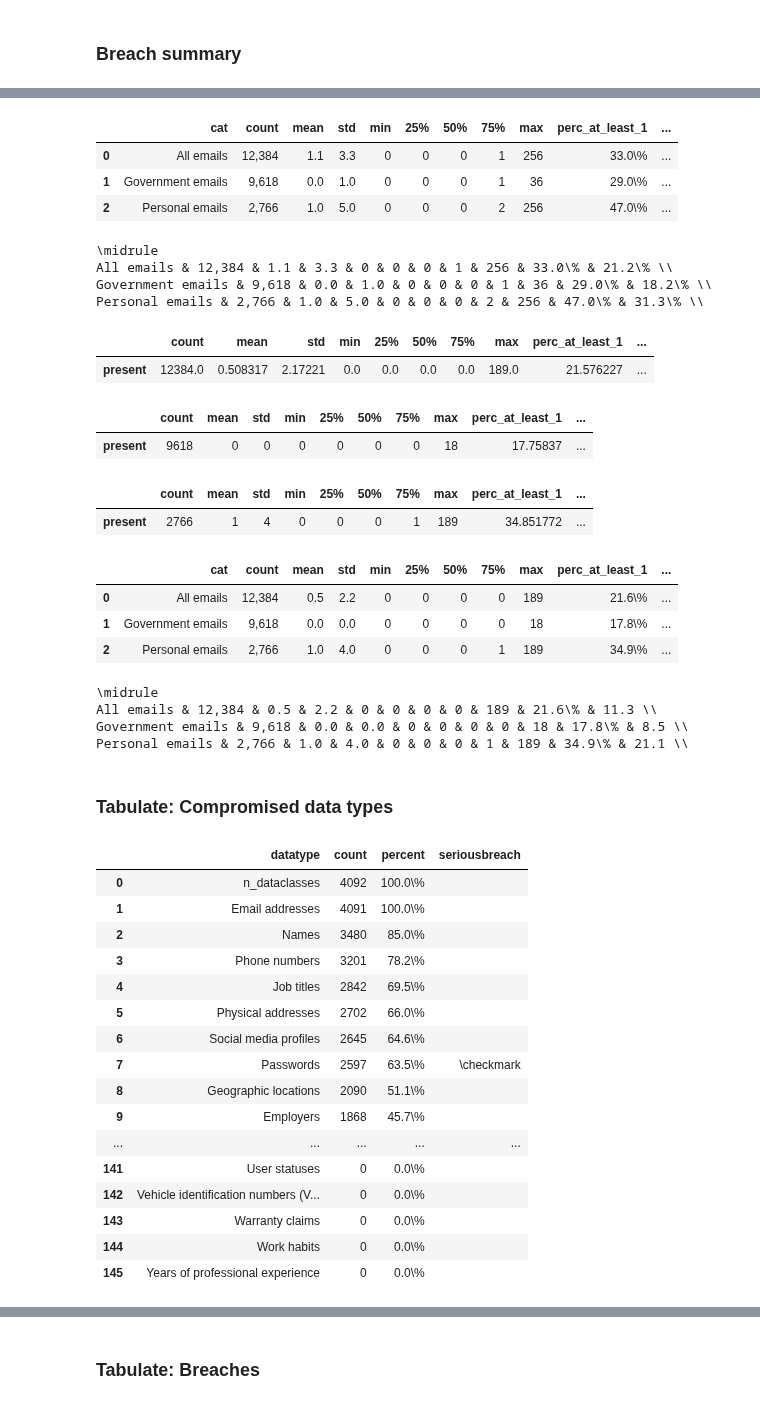
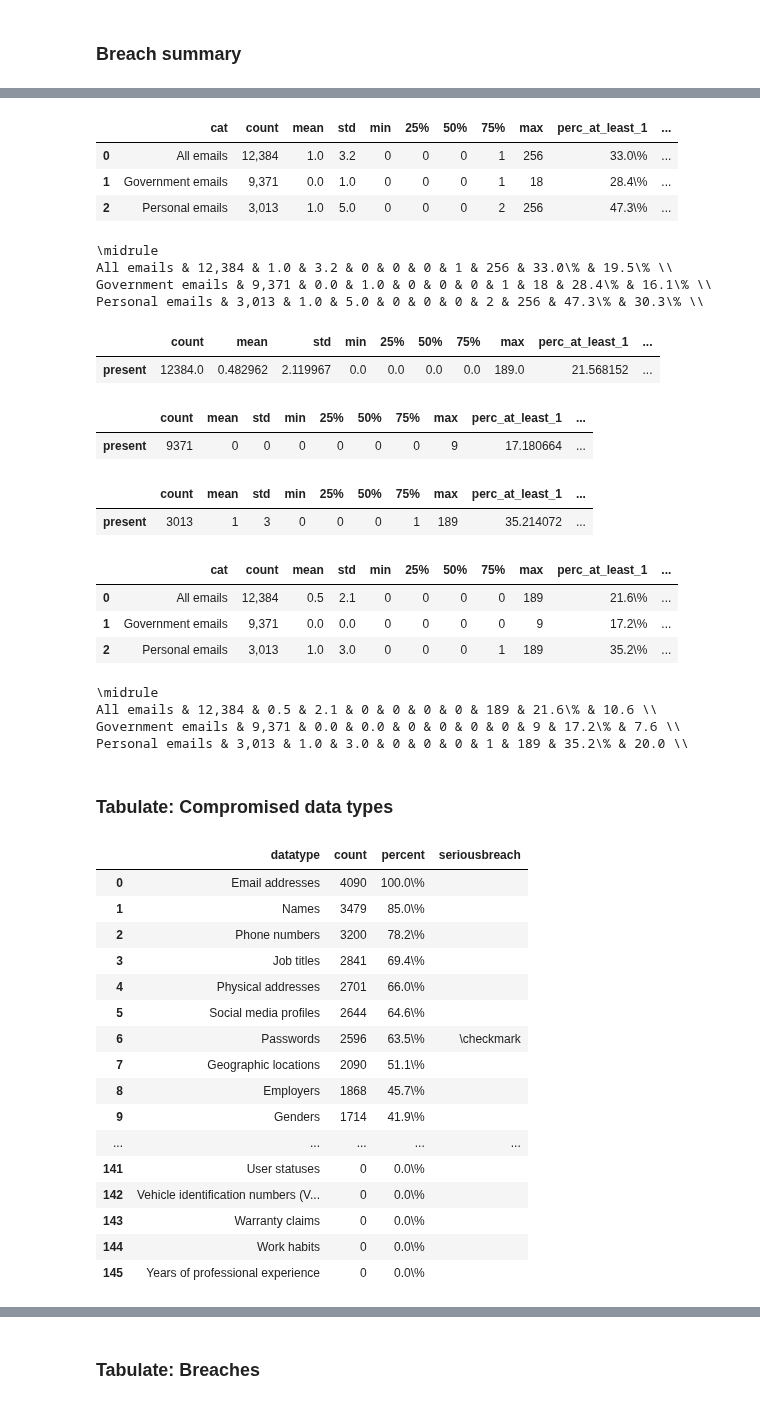
Before and after one commit to themains/pwned_pols, a Jupyter notebook: scripts/06_everypol_summ.ipynb, the cells around one changed output, grey strips where cells are left out. Saved outputs shown, nothing was run; the diff lists cells and outputs as text; code cells hidden in the pictures.

```diff
--- a/scripts/06_everypol_summ.ipynb
+++ b/scripts/06_everypol_summ.ipynb
@@ -571,7 +571,8 @@ df_ep_email_breach_expanded.head(3)
 ### Scraped data
 # %%
 df_scraped_email_breach_expanded = (
-    df_scraped_emails.filter(["email", "cc3", "country", "year", "nemail_cc3"])
+    df_scraped_emails
+    .filter(["email", "cc3", "country", "leg_start_year", "nemail_cc3"])
     # ============================================================================
     # Merge to breached status
     .merge(
@@ -648,15 +669,18 @@ df_email_breach_expanded = (
     pd.concat(
         [
             df_ep_email_breach_expanded.remove_columns(
-                ["gender", "country", "ltype", "chamber", "legislature"]
-            ).rename_column("leg_start_year", "year"),
-            df_scraped_email_breach_expanded.remove_columns(["country"]),
+                ["chamber", "legislature"]
+            ).assign(source="ep"),
+            df_scraped_email_breach_expanded.assign(source="scraped"),
         ],
         ignore_index=True,
     )
     .dropna(subset=["breach"])
+    # Dedup by email-breach
+    .sort_values(["source", "email"])
+    .drop_duplicates(subset=["email", "breach"], keep="first")
     .assign(present=lambda df_: df_["present"].astype(bool))
-    #     # ========================================================================
+    # ========================================================================
     .assign(
         seriousbreach=lambda df_: df_[LIST_SERIOUS_DATACLASSES].max(axis=1).astype(int)
     )
@@ -1033,13 +1128,13 @@ display(_tab)
 !cat ../tables/pooled_pols_breach_number_summary.tex
 # %% [output]
 |  | cat | count | mean | std | min | 25% | 50% | 75% | max | perc_at_least_1 | ... |
-| 0 | All emails | 12,384 | 1.1 | 3.3 | 0 | 0 | 0 | 1 | 256 | 33.0\% | ... |
-| 1 | Government emails | 9,618 | 0.0 | 1.0 | 0 | 0 | 0 | 1 | 36 | 29.0\% | ... |
-| 2 | Personal emails | 2,766 | 1.0 | 5.0 | 0 | 0 | 0 | 2 | 256 | 47.0\% | ... |
+| 0 | All emails | 12,384 | 1.0 | 3.2 | 0 | 0 | 0 | 1 | 256 | 33.0\% | ... |
+| 1 | Government emails | 9,371 | 0.0 | 1.0 | 0 | 0 | 0 | 1 | 18 | 28.4\% | ... |
+| 2 | Personal emails | 3,013 | 1.0 | 5.0 | 0 | 0 | 0 | 2 | 256 | 47.3\% | ... |
 \midrule
-All emails & 12,384 & 1.1 & 3.3 & 0 & 0 & 0 & 1 & 256 & 33.0\% & 21.2\% \\
-Government emails & 9,618 & 0.0 & 1.0 & 0 & 0 & 0 & 1 & 36 & 29.0\% & 18.2\% \\
-Personal emails & 2,766 & 1.0 & 5.0 & 0 & 0 & 0 & 2 & 256 & 47.0\% & 31.3\% \\
+All emails & 12,384 & 1.0 & 3.2 & 0 & 0 & 0 & 1 & 256 & 33.0\% & 19.5\% \\
+Government emails & 9,371 & 0.0 & 1.0 & 0 & 0 & 0 & 1 & 18 & 28.4\% & 16.1\% \\
+Personal emails & 3,013 & 1.0 & 5.0 & 0 & 0 & 0 & 2 & 256 & 47.3\% & 30.3\% \\
 # %%
 _all = (
     df_email_breach_expanded.query("seriousbreach==1")
@@ -1052,7 +1147,7 @@ _all = (
 _all
 # %% [output]
 |  | count | mean | std | min | 25% | 50% | 75% | max | perc_at_least_1 | ... |
-| present | 12384.0 | 0.508317 | 2.17221 | 0.0 | 0.0 | 0.0 | 0.0 | 189.0 | 21.576227 | ... |
+| present | 12384.0 | 0.482962 | 2.119967 | 0.0 | 0.0 | 0.0 | 0.0 | 189.0 | 21.568152 | ... |
 # %%
 _govt = (
     df_email_breach_expanded.query("ecategory=='Official'")
@@ -1067,7 +1162,7 @@ _govt = (
 _govt
 # %% [output]
 |  | count | mean | std | min | 25% | 50% | 75% | max | perc_at_least_1 | ... |
-| present | 9618 | 0 | 0 | 0 | 0 | 0 | 0 | 18 | 17.75837 | ... |
+| present | 9371 | 0 | 0 | 0 | 0 | 0 | 0 | 9 | 17.180664 | ... |
 # %%
 _comm = (
     df_email_breach_expanded.query("ecategory=='Commercial'")
@@ -1082,7 +1177,7 @@ _comm = (
 _comm
 # %% [output]
 |  | count | mean | std | min | 25% | 50% | 75% | max | perc_at_least_1 | ... |
-| present | 2766 | 1 | 4 | 0 | 0 | 0 | 1 | 189 | 34.851772 | ... |
+| present | 3013 | 1 | 3 | 0 | 0 | 0 | 1 | 189 | 35.214072 | ... |
 # %%
 _tab = (
     pd.concat([_all, _govt, _comm], ignore_index=True)
@@ -1106,13 +1201,13 @@ display(_tab)
 !cat ../tables/pooled_pols_seriousbreach_number_summary.tex
 # %% [output]
 |  | cat | count | mean | std | min | 25% | 50% | 75% | max | perc_at_least_1 | ... |
-| 0 | All emails | 12,384 | 0.5 | 2.2 | 0 | 0 | 0 | 0 | 189 | 21.6\% | ... |
-| 1 | Government emails | 9,618 | 0.0 | 0.0 | 0 | 0 | 0 | 0 | 18 | 17.8\% | ... |
-| 2 | Personal emails | 2,766 | 1.0 | 4.0 | 0 | 0 | 0 | 1 | 189 | 34.9\% | ... |
+| 0 | All emails | 12,384 | 0.5 | 2.1 | 0 | 0 | 0 | 0 | 189 | 21.6\% | ... |
+| 1 | Government emails | 9,371 | 0.0 | 0.0 | 0 | 0 | 0 | 0 | 9 | 17.2\% | ... |
+| 2 | Personal emails | 3,013 | 1.0 | 3.0 | 0 | 0 | 0 | 1 | 189 | 35.2\% | ... |
 \midrule
-All emails & 12,384 & 0.5 & 2.2 & 0 & 0 & 0 & 0 & 189 & 21.6\% & 11.3 \\
-Government emails & 9,618 & 0.0 & 0.0 & 0 & 0 & 0 & 0 & 18 & 17.8\% & 8.5 \\
-Personal emails & 2,766 & 1.0 & 4.0 & 0 & 0 & 0 & 1 & 189 & 34.9\% & 21.1 \\
+All emails & 12,384 & 0.5 & 2.1 & 0 & 0 & 0 & 0 & 189 & 21.6\% & 10.6 \\
+Government emails & 9,371 & 0.0 & 0.0 & 0 & 0 & 0 & 0 & 9 & 17.2\% & 7.6 \\
+Personal emails & 3,013 & 1.0 & 3.0 & 0 & 0 & 0 & 1 & 189 & 35.2\% & 20.0 \\
 # %% [markdown]
 ### Tabulate: Compromised data types
 # %%
@@ -1121,45 +1216,45 @@ df_pwnpol_datatype = (
     # ===================================================
     # Filter data types and remove duplicate breach info
     .set_index("email")
-    .iloc[:, 15:-3]
+    .iloc[:, 18:-3]
     .reset_index()
     .drop_duplicates(ignore_index=True)
     # ===================================================
     # Long by email-datatype
     .melt(id_vars=["email"], var_name="datatype", value_name="present")
     .groupby(["email", "datatype"])["present"]
     .sum()
     .reset_index()
     .assign(present=lambda df_: np.where(df_["present"] > 0, 1, 0))
     # ===================================================
     # Back to wide by email
     .pivot(index="email", columns="datatype", values="present")
     # ===================================================
     .T.sum(axis=1)
     .reset_index(name="count")
     .sort_values(["count", "datatype"], ascending=[False, True], ignore_index=True)
     .assign(percent=lambda df_: 100 * df_["count"] / n_pwned_pols)
     .assign(percent=lambda df_: df_["percent"].apply(lambda x: f"{round(x, 1)}\\%"))
     # ===================================================
     .assign(
         seriousbreach=lambda df_: df_["datatype"]
         .isin(LIST_SERIOUS_DATACLASSES)
         .map({True: r"\checkmark", False: ""})
     )
 )
 df_pwnpol_datatype
 # %% [output]
 |  | datatype | count | percent | seriousbreach |
-| 0 | n_dataclasses | 4092 | 100.0\% |  |
-| 1 | Email addresses | 4091 | 100.0\% |  |
-| 2 | Names | 3480 | 85.0\% |  |
-| 3 | Phone numbers | 3201 | 78.2\% |  |
-| 4 | Job titles | 2842 | 69.5\% |  |
-| 5 | Physical addresses | 2702 | 66.0\% |  |
-| 6 | Social media profiles | 2645 | 64.6\% |  |
-| 7 | Passwords | 2597 | 63.5\% | \checkmark |
-| 8 | Geographic locations | 2090 | 51.1\% |  |
-| 9 | Employers | 1868 | 45.7\% |  |
+| 0 | Email addresses | 4090 | 100.0\% |  |
+| 1 | Names | 3479 | 85.0\% |  |
+| 2 | Phone numbers | 3200 | 78.2\% |  |
+| 3 | Job titles | 2841 | 69.4\% |  |
+| 4 | Physical addresses | 2701 | 66.0\% |  |
+| 5 | Social media profiles | 2644 | 64.6\% |  |
+| 6 | Passwords | 2596 | 63.5\% | \checkmark |
+| 7 | Geographic locations | 2090 | 51.1\% |  |
+| 8 | Employers | 1868 | 45.7\% |  |
+| 9 | Genders | 1714 | 41.9\% |  |
 | ... | ... | ... | ... | ... |
 | 141 | User statuses | 0 | 0.0\% |  |
 | 142 | Vehicle identification numbers (V... | 0 | 0.0\% |  |
```
Also changed, not shown: parts of 44 cells of this notebook, 11 other files.
